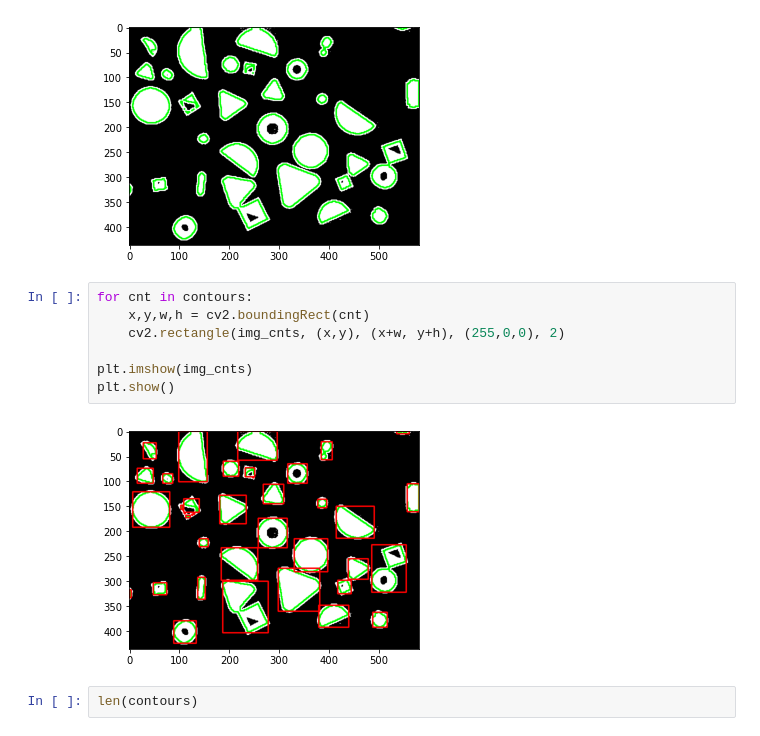
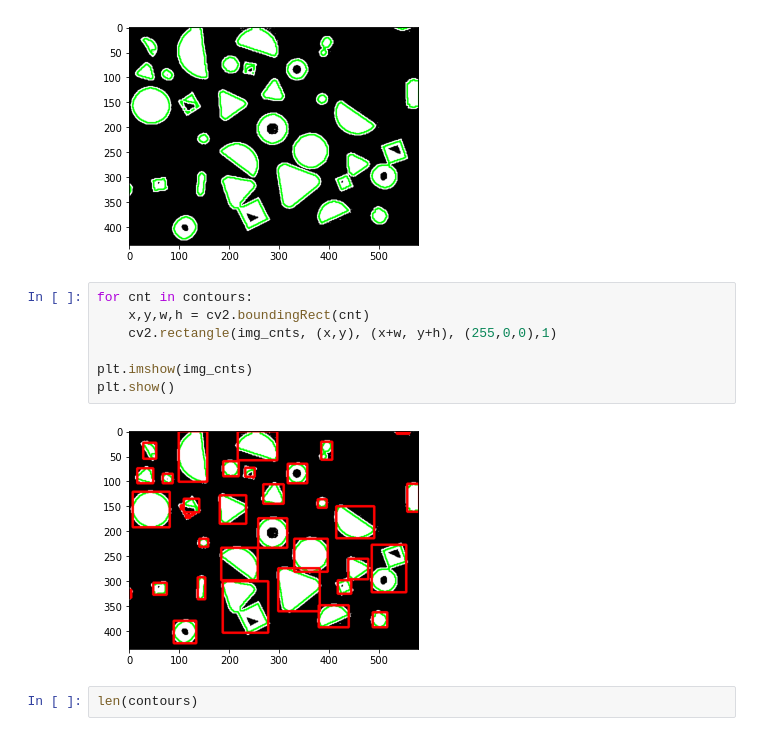
Before and after one commit to Sens3ii/CVT, a Jupyter notebook: lec2/L2.ipynb, the cells around one changed output. Saved outputs shown, nothing was run; the diff lists cells and outputs as text.

```diff
--- a/lec2/L2.ipynb
+++ b/lec2/L2.ipynb
@@ -139,12 +138,12 @@ plt.show()
 # %%
 for cnt in contours:
     x,y,w,h = cv2.boundingRect(cnt)
-    cv2.rectangle(img_cnts, (x,y), (x+w, y+h), (255,0,0), 2)
+    cv2.rectangle(img_cnts, (x,y), (x+w, y+h), (255,0,0),1)
 
 plt.imshow(img_cnts)
 plt.show()
 # %% [output]
-[figure, old version]
+[figure, new version]
 # %%
 len(contours)
 # %% [output]
```
Also changed, not shown: parts of 6 cells of this notebook, 17 other files.
